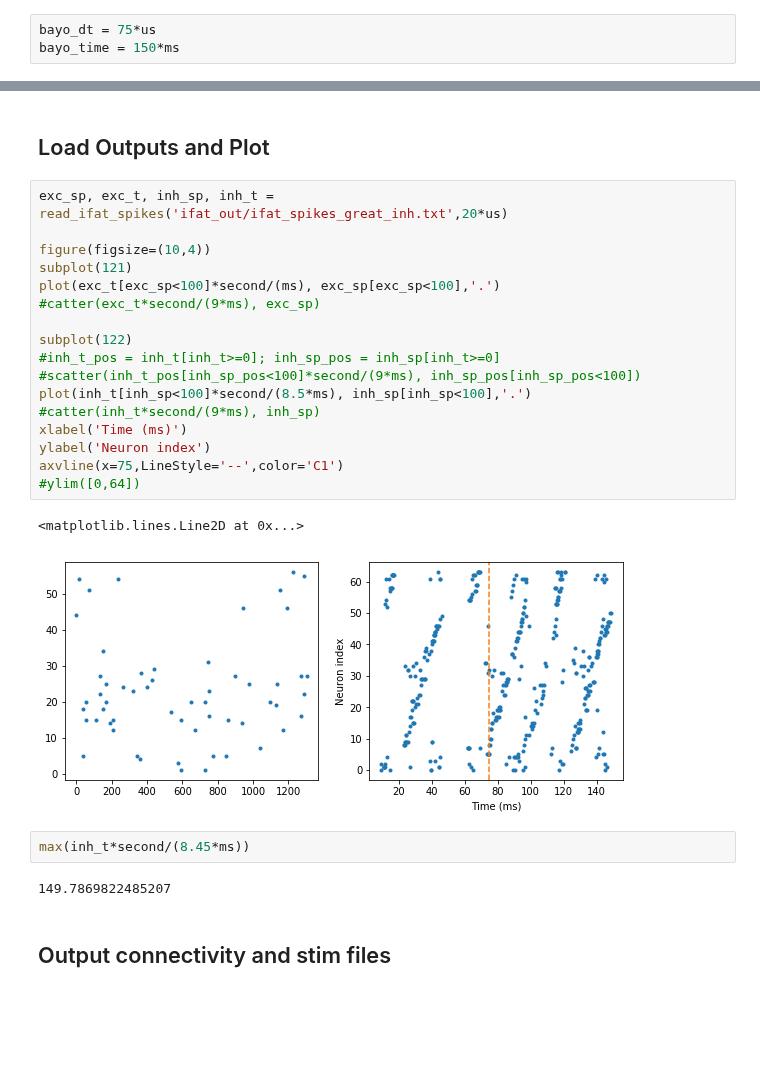
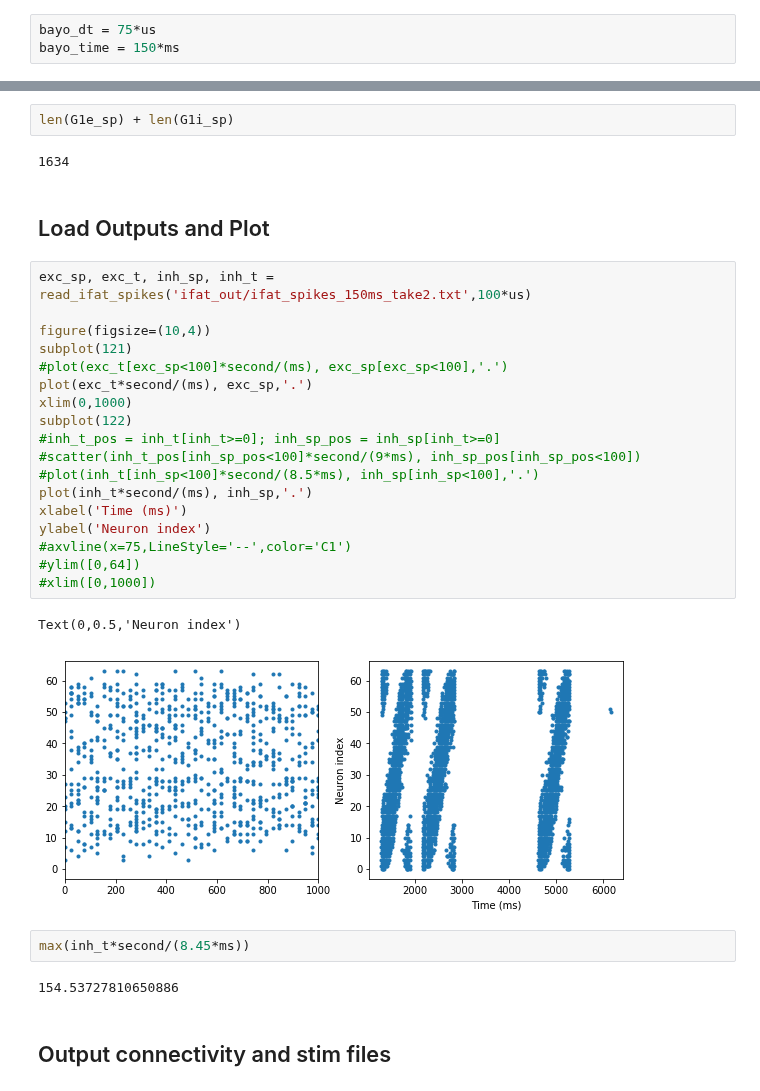
Before and after one commit to acellon/ifat-py, a Jupyter notebook: ifat-interface.ipynb, the cells around one changed output, grey strips where cells are left out. Cells and saved outputs as stored; diff of their text form; blank space fills up the shorter version.

```diff
--- a/ifat-interface.ipynb
+++ b/ifat-interface.ipynb
@@ -314,29 +314,34 @@ Text(0,0.5,'Neuron index')
+# %%
+len(G1e_sp) + len(G1i_sp)
+# %% [output]
+1634
 # %% [markdown]
 ## Load Outputs and Plot
 # %%
-exc_sp, exc_t, inh_sp, inh_t = read_ifat_spikes('ifat_out/ifat_spikes_great_inh.txt',20*us)
+exc_sp, exc_t, inh_sp, inh_t = read_ifat_spikes('ifat_out/ifat_spikes_150ms_take2.txt',100*us)
 
 figure(figsize=(10,4))
 subplot(121)
-plot(exc_t[exc_sp<100]*second/(ms), exc_sp[exc_sp<100],'.')
-#catter(exc_t*second/(9*ms), exc_sp)
-
+#plot(exc_t[exc_sp<100]*second/(ms), exc_sp[exc_sp<100],'.')
+plot(exc_t*second/(ms), exc_sp,'.')
+xlim(0,1000)
 subplot(122)
 #inh_t_pos = inh_t[inh_t>=0]; inh_sp_pos = inh_sp[inh_t>=0]
 #scatter(inh_t_pos[inh_sp_pos<100]*second/(9*ms), inh_sp_pos[inh_sp_pos<100])
-plot(inh_t[inh_sp<100]*second/(8.5*ms), inh_sp[inh_sp<100],'.')
-#catter(inh_t*second/(9*ms), inh_sp)
+#plot(inh_t[inh_sp<100]*second/(8.5*ms), inh_sp[inh_sp<100],'.')
+plot(inh_t*second/(ms), inh_sp,'.')
 xlabel('Time (ms)')
 ylabel('Neuron index')
-axvline(x=75,LineStyle='--',color='C1')
+#axvline(x=75,LineStyle='--',color='C1')
 #ylim([0,64])
+#xlim([0,1000])
 # %% [output]
-<matplotlib.lines.Line2D at 0x...>
+Text(0,0.5,'Neuron index')
-[figure, old version]
+[figure, new version]
 # %%
 max(inh_t*second/(8.45*ms))
 # %% [output]
-149.7869822485207
+154.53727810650886
 # %% [markdown]
 ## Output connectivity and stim files
 # %%
```
Also changed, not shown: parts of 5 cells of this notebook, 15 other files.
